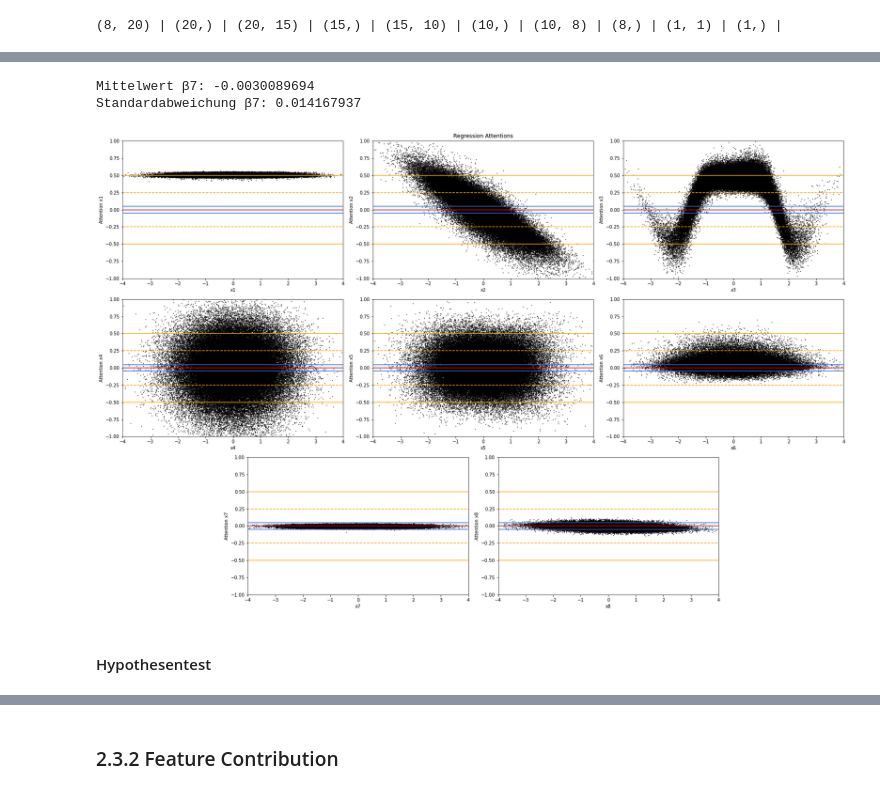
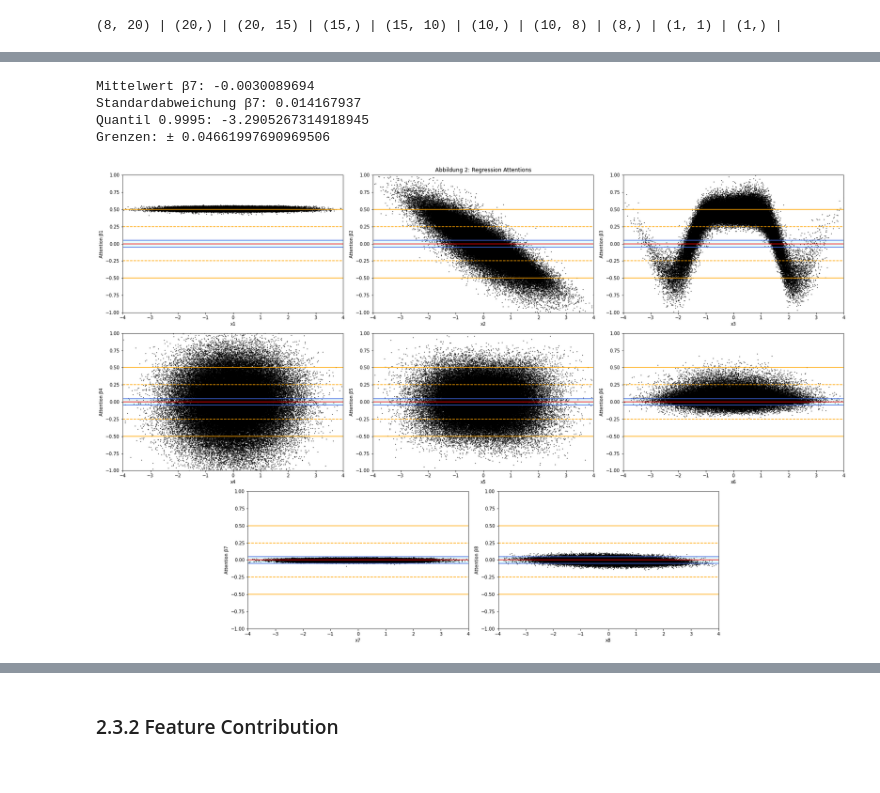
Before and after one commit to PK1706/pyLocalGLMnet, a Jupyter notebook: src/localGLMnet.ipynb, the cells around one changed output, grey strips where cells are left out. Cells and saved outputs as stored; diff of their text form; code cells hidden in the pictures.

```diff
--- a/src/localGLMnet.ipynb
+++ b/src/localGLMnet.ipynb
@@ -121,0 +128,3 @@ array([ 4.97848427e-01, -4.89184673e-04,  2.48698518e-02,  2.39074475e-03,
+# %%
+reg = linear_model.LinearRegression()
+reg.fit(x_train, y_train)
@@ -169,4 +188,5 @@ ________________________________________________________________________________
 # %%
-history = local_glm_net.fit(x_train, y_train,
-          batch_size=32, epochs=10, validation_split = 0.2)
+history = local_glm_net.fit(
+    x_train, y_train, batch_size=32, epochs=10, validation_split=0.2
+)
 # %% [output]
@@ -238,8 +268,11 @@ ________________________________________________________________________________
 # %%
-# Neues Model ohne Response-Schicht --> auslesen der Attention Schicht
+# Neues Model ohne Response-Schicht --> ermöglicht auslesen der Attention Gewichte
 weights_local_glm = keras.Model(
-    inputs=local_glm_net.input,
-    outputs=local_glm_net.get_layer(name="Attention").output)
+    inputs=local_glm_net.input, outputs=local_glm_net.get_layer(name="Attention").output
+)
 
 # Gewichte bestimmen
 beta_x = weights_local_glm.predict(x_test)
+
+# Skalierung der Attention-Gewichte mithilfe des Gewichts der Response Schicht ( = Intercept beta_0)
+beta_x_scaled = beta_x * weights[8]
@@ -256,7 +279,18 @@ beta_x_scaled = beta_x * weights[8]
 # %%
-# Merkmal 7 ist von der wahren Regressionsfunktion unabhängig --> Einsatz zur Berechnung des Konfidenzintervals
-print("Mittelwert β7: " + str(beta_x_scaled[:,6].mean()))
-print("Standardabweichung β7: " + str(beta_x_scaled[:,6].std()))
+# Merkmal 7 ist von der wahren Regressionsfunktion unabhängig
+# --> Einsatz zur Berechnung des Konfidenzintervals
+
+print("Mittelwert β7: " + str(beta_x_scaled[:, 6].mean()))
+print("Standardabweichung β7: " + str(beta_x_scaled[:, 6].std()))
+
+# Intervalgrenzen bestimmen
+alpha = 0.001
+bound = stats.norm.ppf(alpha / 2) * beta_x_scaled[:, 6].std()
+
+print("Quantil " + str(1 - alpha / 2) + ": " + str(stats.norm.ppf(alpha / 2)))
+print("Grenzen: ± " + str(abs(bound)))
 # %% [output]
 Mittelwert β7: -0.0030089694
 Standardabweichung β7: 0.014167937
+Quantil 0.9995: -3.2905267314918945
+Grenzen: ± 0.04661997690969506
@@ -268,42 +297,51 @@ bound = stats.norm.ppf(alpha/2) * beta_x_scaled[:,6].std()
 # %%
-fig_attention = plt.figure(tight_layout=True, figsize=(30,15))
+fig_attention = plt.figure(tight_layout=True, figsize=(30, 15))
 
+# Gliederung der Subplots
 spec = GridSpec(ncols=8, nrows=3, figure=fig_attention)
 ax1_att = fig_attention.add_subplot(spec[0, 1:3])
 ax2_att = fig_attention.add_subplot(spec[0, 3:5])
 ax3_att = fig_attention.add_subplot(spec[0, 5:7])
 ax4_att = fig_attention.add_subplot(spec[1, 1:3])
 ax5_att = fig_attention.add_subplot(spec[1, 3:5])
 ax6_att = fig_attention.add_subplot(spec[1, 5:7])
 ax7_att = fig_attention.add_subplot(spec[2, 2:4])
 ax8_att = fig_attention.add_subplot(spec[2, 4:6])
 axs_att = [ax1_att, ax2_att, ax3_att, ax4_att, ax5_att, ax6_att, ax7_att, ax8_att]
 
 for i in range(len(axs_att)):
 
-    axs_att[i].hlines(y=0.5,xmin=-4,xmax=4, colors="orange")
-    axs_att[i].hlines(y=-0.5,xmin=-4,xmax=4, colors="orange")
+    axs_att[i].hlines(y=0.5, xmin=-4, xmax=4, colors="orange")
+    axs_att[i].hlines(y=-0.5, xmin=-4, xmax=4, colors="orange")
 
-    axs_att[i].hlines(y=0.25,xmin=-4,xmax=4, colors="orange",linestyles = "dashed")
-    axs_att[i].hlines(y=-0.25,xmin=-4,xmax=4, colors="orange",linestyles = "dashed")
+    axs_att[i].hlines(y=0.25, xmin=-4, xmax=4, colors="orange", linestyles="dashed")
+    axs_att[i].hlines(y=-0.25, xmin=-4, xmax=4, colors="orange", linestyles="dashed")
 
-    axs_att[i].hlines(y=0,xmin=-4,xmax=4, colors="red")
+    axs_att[i].hlines(y=0, xmin=-4, xmax=4, colors="red")
 
-    interval = patches.Rectangle(xy = (-4, bound), height = 2* abs(bound), width = 8, edgecolor='None', facecolor='lightcyan', alpha = 0.8, zorder = 1)
-    axs_att[i].hlines(y=bound,xmin=-4,xmax=4, colors="royalblue")
-    axs_att[i].hlines(y=-bound,xmin=-4,xmax=4, colors="royalblue")
+    # Intervalgrenzen
+    interval = patches.Rectangle(
+        xy=(-4, bound),
+        height=2 * abs(bound),
+        width=8,
+        edgecolor="None",
+        facecolor="lightcyan",
+        alpha=0.8,
+        zorder=1,
+    )
+    axs_att[i].hlines(y=bound, xmin=-4, xmax=4, colors="royalblue")
+    axs_att[i].hlines(y=-bound, xmin=-4, xmax=4, colors="royalblue")
     axs_att[i].add_patch(interval)
-    axs_att[i].scatter(x_test[:, i],
-                     beta_x_scaled[:, i], s=0.5, c="black")
+
+    # Scatter Plot --> x: Werte der Inputfeatures, y: Attention Gewichte
+    axs_att[i].scatter(x_test[:, i], beta_x_scaled[:, i], s=0.5, c="black")
 
     axs_att[i].set_xlim((-4, 4))
     axs_att[i].set_ylim((-1, 1))
-    axs_att[i].set_xlabel("x"+str(i+1))
-    axs_att[i].set_ylabel("Attention x"+str(i+1))
+    axs_att[i].set_xlabel("x" + str(i + 1))
+    axs_att[i].set_ylabel("Attention β" + str(i + 1))
 
-fig_attention.suptitle("Regression Attentions")
+fig_attention.suptitle("Abbildung 2: Regression Attentions")
 plt.show()
 # %% [output]
-[figure, old version]
+[figure, new version]
-# %% [markdown]
-#### Hypothesentest
```
Also changed, not shown: parts of 50 cells of this notebook.
